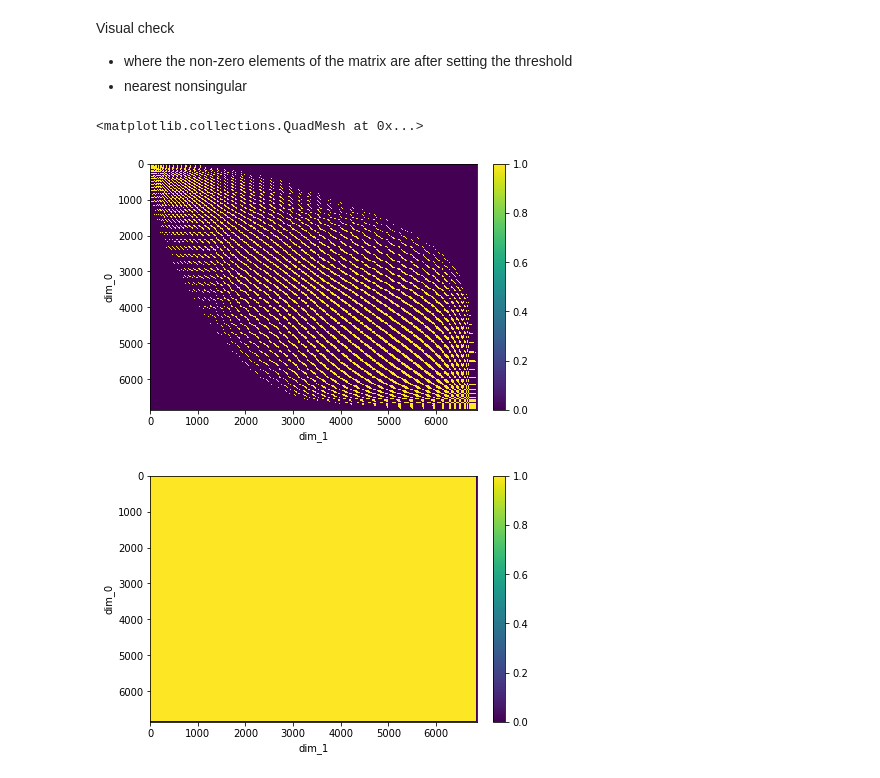
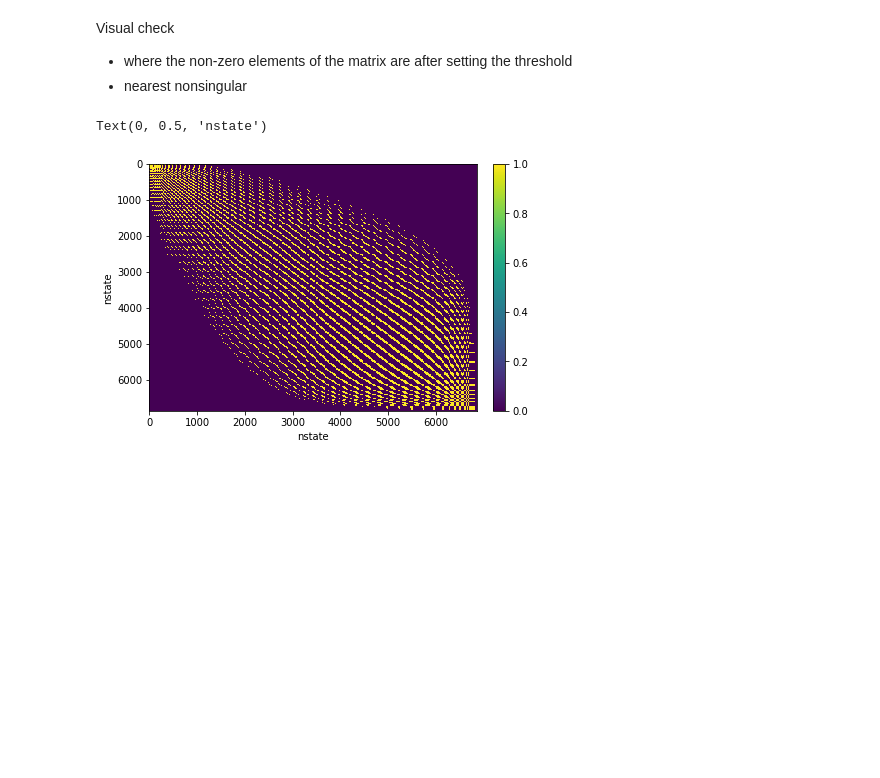
Before and after one commit to AkiTsuruta/MI-AIM, a Jupyter notebook: thresholding.ipynb, the cells around one changed output. Cells and saved outputs as stored; diff of their text form; code cells hidden in the pictures; blank space fills up the shorter version.

```diff
--- a/thresholding.ipynb
+++ b/thresholding.ipynb
@@ -29,19 +29,21 @@ Visual check
 # %%
 
 
 M0 = xr.DataArray(M0)
 M0_binary = np.where(M0 != 0, 1, M0)
 M0_binary = xr.DataArray(M0_binary)
-M0pd_binary = np.where(M0pd != 0, 1, M0pd)
-M0pd_binary = xr.DataArray(M0pd_binary)
+#M0pd_binary = np.where(M0pd != 0, 1, M0pd)
+#M0pd_binary = xr.DataArray(M0pd_binary)
 
 
 fig, ax = plt.subplots(layout= 'constrained')
 M0_binary.plot.pcolormesh(yincrease = False)
+ax.set_xlabel("nstate")
+ax.set_ylabel("nstate")
 
-fig, ax = plt.subplots(layout = 'constrained')
-M0pd_binary.plot.pcolormesh(yincrease = False)
+
+#fig, ax = plt.subplots(layout = 'constrained')
+#M0pd_binary.plot.pcolormesh(yincrease = False)
 # %% [output]
-<matplotlib.collections.QuadMesh at 0x...>
+Text(0, 0.5, 'nstate')
-[figure, old version]
+[figure, new version]
-[figure, removed]
```
Also changed, not shown: parts of 1 cell of this notebook, 3 other files.
